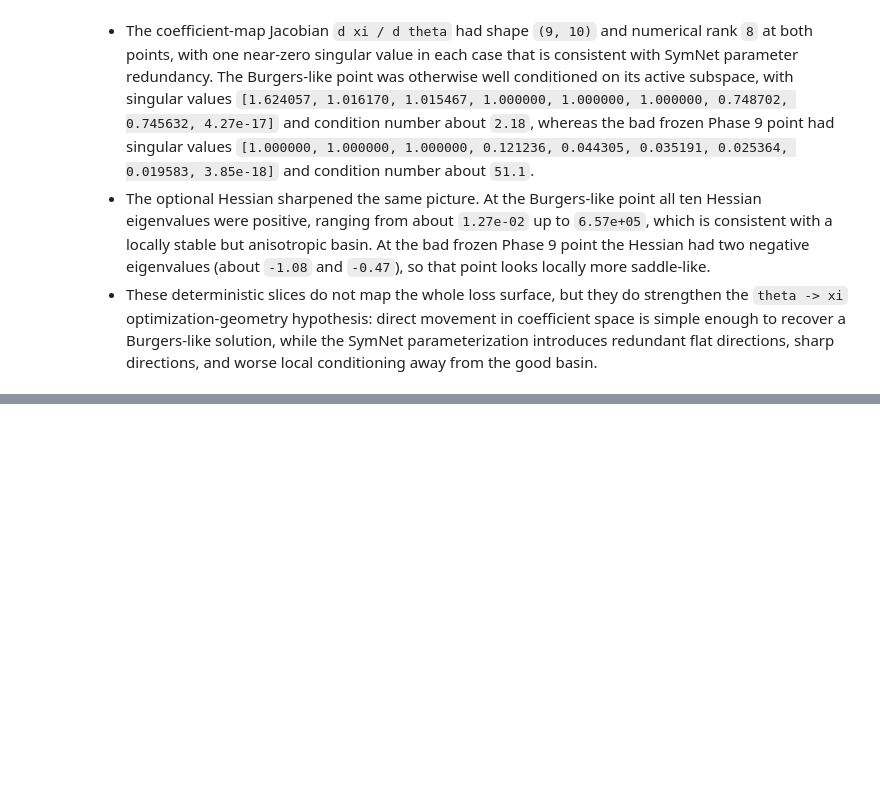
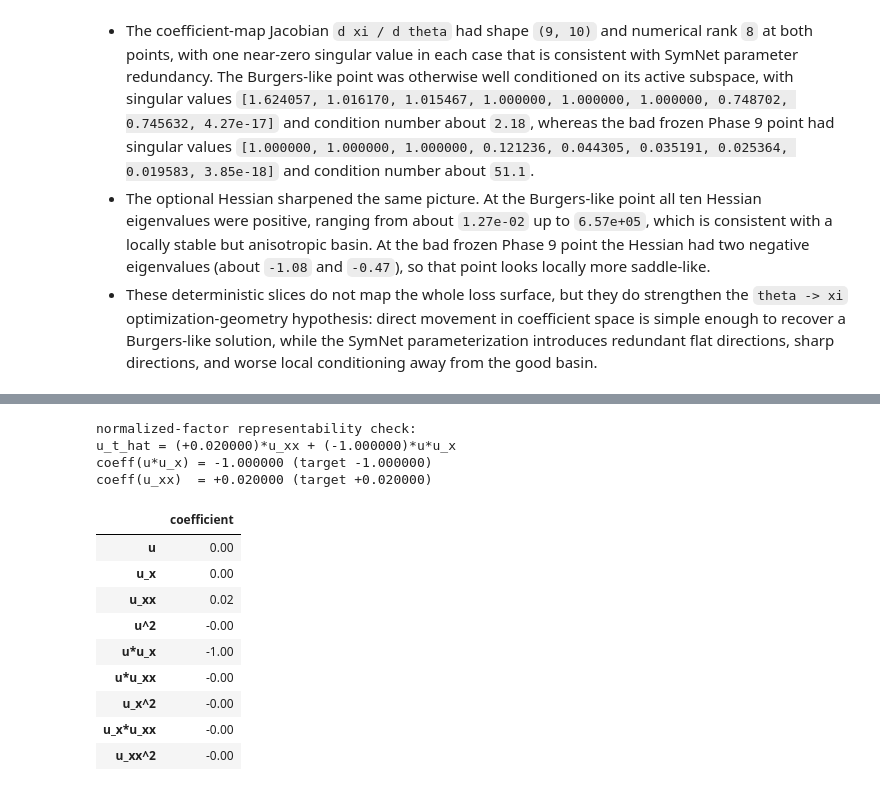
Before and after one commit to ryuFromCaillou/pde_stuff, a Jupyter notebook: notebook/diagnostics/burgers_minimal_discovery_story.ipynb, the cells around one changed output, grey strips where cells are left out. Saved outputs shown, nothing was run; the diff lists cells and outputs as text; code cells hidden in the pictures; blank space fills up the shorter version.

```diff
--- a/notebook/diagnostics/burgers_minimal_discovery_story.ipynb
+++ b/notebook/diagnostics/burgers_minimal_discovery_story.ipynb
@@ -1542,0 +1549,80 @@ Hessian eigenvalues at random-init frozen final SymNet:
+# %%
+class NormalizedFactorSymNet(nn.Module):
+    def __init__(self, eps=1e-12):
+        super().__init__()
+        self.left = nn.Linear(3, 1, bias=False)
+        self.right = nn.Linear(3, 1, bias=False)
+        self.linear = nn.Linear(3, 1, bias=False)
+        self.product_readout = nn.Linear(1, 1, bias=False)
+        self.eps = eps
+
+    def normalized_weights(self):
+        left_hat = torch.nn.functional.normalize(self.left.weight, dim=1, eps=self.eps)
+        right_hat = torch.nn.functional.normalize(self.right.weight, dim=1, eps=self.eps)
+        return left_hat, right_hat
+
+    def forward(self, features):
+        left_hat, right_hat = self.normalized_weights()
+        left_val = features @ left_hat.T
+        right_val = features @ right_hat.T
+        product_val = left_val * right_val
+        return self.linear(features) + self.product_readout(product_val)
+
+def normalized_product_term_dict(model):
+    left_hat, right_hat = model.normalized_weights()
+    left = left_hat.detach().cpu().numpy().reshape(-1)
+    right = right_hat.detach().cpu().numpy().reshape(-1)
+    linear = model.linear.weight.detach().cpu().numpy().reshape(-1)
+    alpha = float(model.product_readout.weight.detach().cpu().numpy().reshape(-1)[0])
+    return {
+        "u": float(linear[0]),
+        "u_x": float(linear[1]),
+        "u_xx": float(linear[2]),
+        "u^2": float(alpha * left[0] * right[0]),
+        "u*u_x": float(alpha * (left[0] * right[1] + left[1] * right[0])),
+        "u*u_xx": float(alpha * (left[0] * right[2] + left[2] * right[0])),
+        "u_x^2": float(alpha * left[1] * right[1]),
+        "u_x*u_xx": float(alpha * (left[1] * right[2] + left[2] * right[1])),
+        "u_xx^2": float(alpha * left[2] * right[2]),
+    }
+
+def coefficient_dict_for_model(model):
+    if isinstance(model, NormalizedFactorSymNet):
+        return normalized_product_term_dict(model)
+    return product_term_dict(model)
+
+def initialize_normalized_symnet_to_burgers(model, diffusion=0.02):
+    with torch.no_grad():
+        model.left.weight.zero_()
+        model.right.weight.zero_()
+        model.linear.weight.zero_()
+        model.product_readout.weight.zero_()
+        model.left.weight[0, 0] = 1.0
+        model.right.weight[0, 1] = 1.0
+        model.linear.weight[0, 2] = diffusion
+        model.product_readout.weight[0, 0] = -1.0
+
+normalized_exact = NormalizedFactorSymNet().to(device)
+initialize_normalized_symnet_to_burgers(normalized_exact, diffusion=NU_TRUE)
+normalized_exact_coeffs = coefficient_dict_for_model(normalized_exact)
+
+print("normalized-factor representability check:")
+print(pretty_equation(normalized_exact_coeffs))
+print(f"coeff(u*u_x) = {normalized_exact_coeffs['u*u_x']:+.6f} (target -1.000000)")
+print(f"coeff(u_xx)  = {normalized_exact_coeffs['u_xx']:+.6f} (target +0.020000)")
+display(pd.DataFrame([normalized_exact_coeffs]).T.rename(columns={0: 'coefficient'}))
+# %% [output]
+normalized-factor representability check:
+u_t_hat = (+0.020000)*u_xx + (-1.000000)*u*u_x
+coeff(u*u_x) = -1.000000 (target -1.000000)
+coeff(u_xx)  = +0.020000 (target +0.020000)
+|  | coefficient |
+| u | 0.00 |
+| u_x | 0.00 |
+| u_xx | 0.02 |
+| u^2 | -0.00 |
+| u*u_x | -1.00 |
+| u*u_xx | -0.00 |
+| u_x^2 | -0.00 |
+| u_x*u_xx | -0.00 |
+| u_xx^2 | -0.00 |
```
Also changed, not shown: parts of 5 cells of this notebook, 1 other file.
